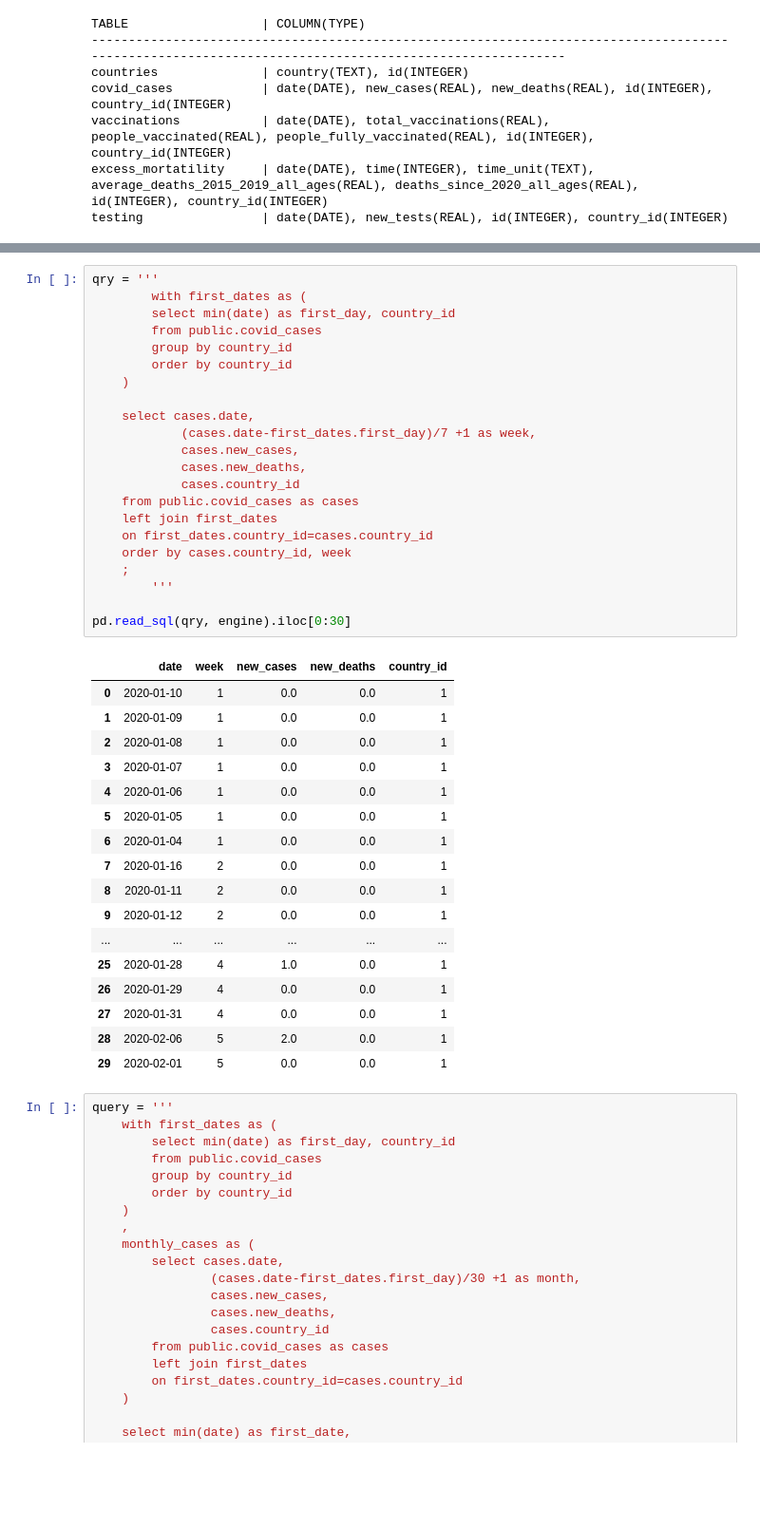
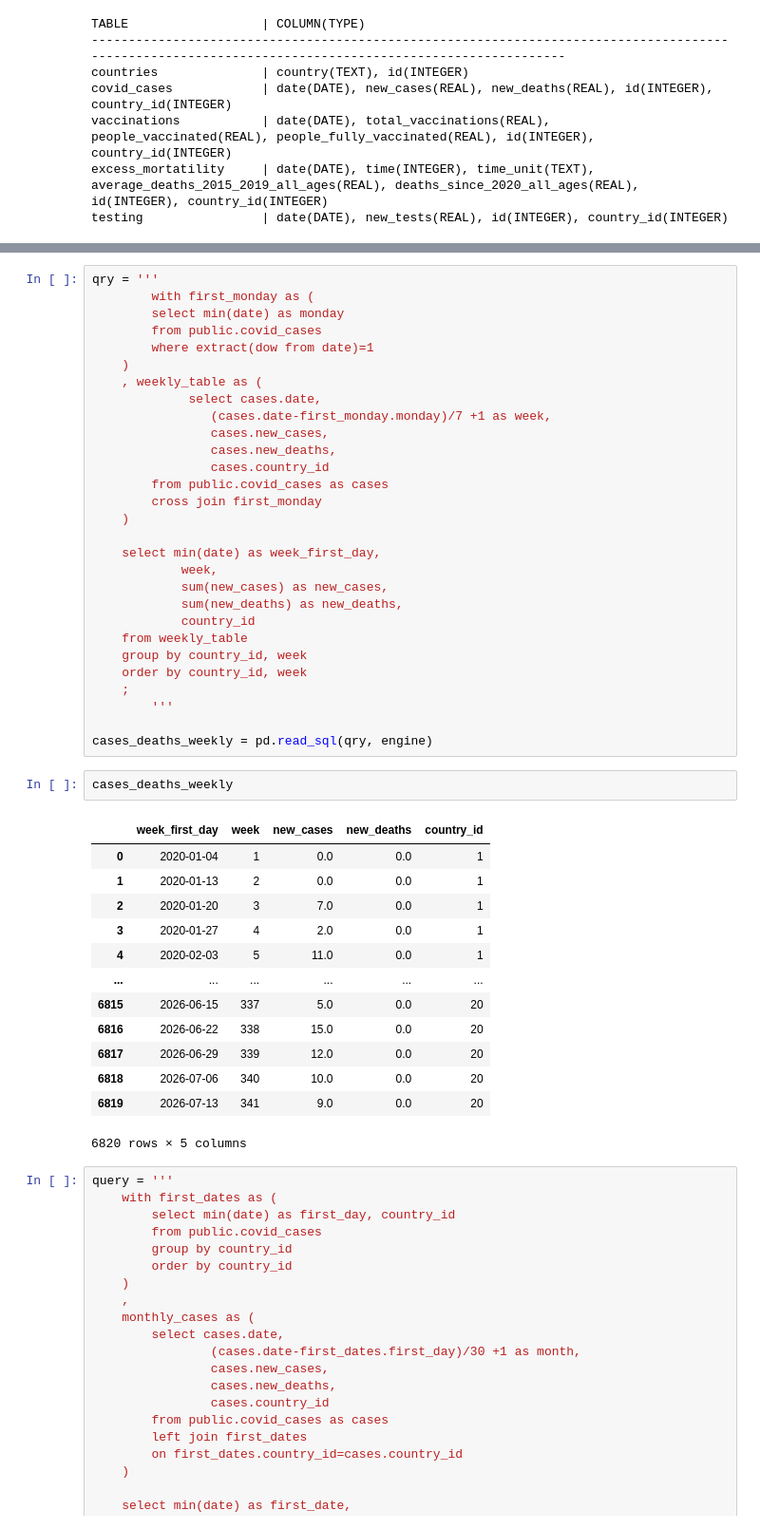
Before and after one commit to danialghamari/SQL_projects, a Jupyter notebook: Covid_19_analysis/Analysis.ipynb, the cells around one changed output, grey strips where cells are left out. Shown at 95% size. Saved outputs shown, nothing was run; the diff lists cells and outputs as text; blank space fills up the shorter version.

```diff
--- a/Covid_19_analysis/Analysis.ipynb
+++ b/Covid_19_analysis/Analysis.ipynb
@@ -91,43 +89,48 @@ country_df
 # %%
 qry = '''
-        with first_dates as (
-        select min(date) as first_day, country_id
+        with first_monday as (
+        select min(date) as monday
         from public.covid_cases
-        group by country_id
-        order by country_id
+        where extract(dow from date)=1
+    )
+    , weekly_table as (
+             select cases.date,
+                (cases.date-first_monday.monday)/7 +1 as week,
+                cases.new_cases,
+                cases.new_deaths,
+                cases.country_id
+        from public.covid_cases as cases
+        cross join first_monday
     )
 
-    select cases.date,
-            (cases.date-first_dates.first_day)/7 +1 as week,
-            cases.new_cases,
-            cases.new_deaths,
-            cases.country_id
-    from public.covid_cases as cases
-    left join first_dates
-    on first_dates.country_id=cases.country_id
-    order by cases.country_id, week
+    select min(date) as week_first_day,
+            week,
+            sum(new_cases) as new_cases,
+            sum(new_deaths) as new_deaths,
+            country_id
+    from weekly_table
+    group by country_id, week
+    order by country_id, week
     ;
         '''
 
-pd.read_sql(qry, engine).iloc[0:30]
+cases_deaths_weekly = pd.read_sql(qry, engine)
-# %% [output]
-|  | date | week | new_cases | new_deaths | country_id |
-| 0 | 2020-01-10 | 1 | 0.0 | 0.0 | 1 |
-| 1 | 2020-01-09 | 1 | 0.0 | 0.0 | 1 |
-| 2 | 2020-01-08 | 1 | 0.0 | 0.0 | 1 |
-| 3 | 2020-01-07 | 1 | 0.0 | 0.0 | 1 |
-| 4 | 2020-01-06 | 1 | 0.0 | 0.0 | 1 |
-| 5 | 2020-01-05 | 1 | 0.0 | 0.0 | 1 |
-| 6 | 2020-01-04 | 1 | 0.0 | 0.0 | 1 |
-| 7 | 2020-01-16 | 2 | 0.0 | 0.0 | 1 |
-| 8 | 2020-01-11 | 2 | 0.0 | 0.0 | 1 |
-| 9 | 2020-01-12 | 2 | 0.0 | 0.0 | 1 |
-| ... | ... | ... | ... | ... | ... |
-| 25 | 2020-01-28 | 4 | 1.0 | 0.0 | 1 |
-| 26 | 2020-01-29 | 4 | 0.0 | 0.0 | 1 |
-| 27 | 2020-01-31 | 4 | 0.0 | 0.0 | 1 |
-| 28 | 2020-02-06 | 5 | 2.0 | 0.0 | 1 |
-| 29 | 2020-02-01 | 5 | 0.0 | 0.0 | 1 |
+# %%
+cases_deaths_weekly
+# %% [output]
+|  | week_first_day | week | new_cases | new_deaths | country_id |
+| 0 | 2020-01-04 | 1 | 0.0 | 0.0 | 1 |
+| 1 | 2020-01-13 | 2 | 0.0 | 0.0 | 1 |
+| 2 | 2020-01-20 | 3 | 7.0 | 0.0 | 1 |
+| 3 | 2020-01-27 | 4 | 2.0 | 0.0 | 1 |
+| 4 | 2020-02-03 | 5 | 11.0 | 0.0 | 1 |
+| ... | ... | ... | ... | ... | ... |
+| 6815 | 2026-06-15 | 337 | 5.0 | 0.0 | 20 |
+| 6816 | 2026-06-22 | 338 | 15.0 | 0.0 | 20 |
+| 6817 | 2026-06-29 | 339 | 12.0 | 0.0 | 20 |
+| 6818 | 2026-07-06 | 340 | 10.0 | 0.0 | 20 |
+| 6819 | 2026-07-13 | 341 | 9.0 | 0.0 | 20 |
+6820 rows × 5 columns
 # %%
 query = '''
     with first_dates as (
```
Also changed, not shown: parts of 3 cells of this notebook, 7 other files.
